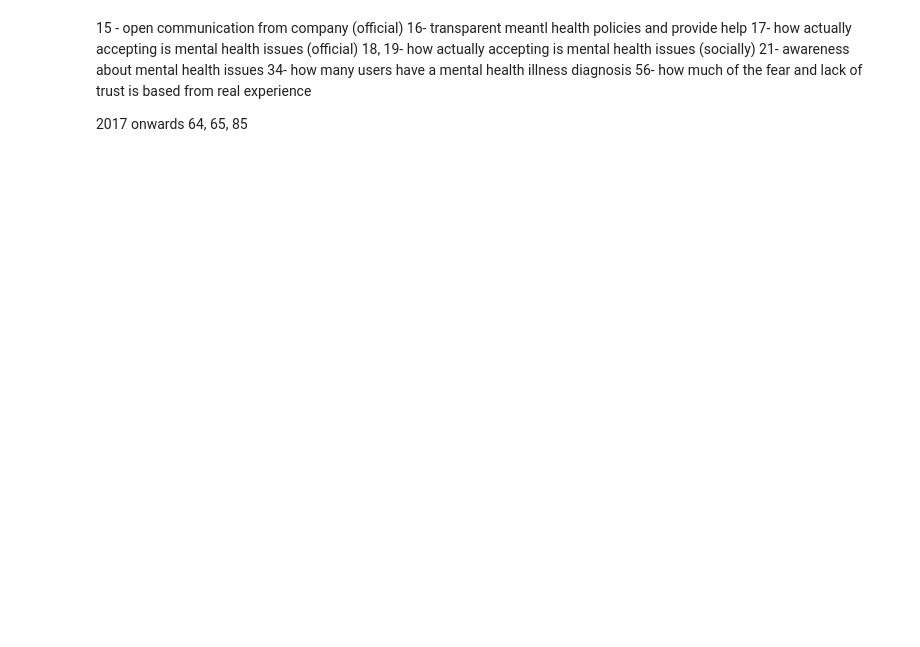
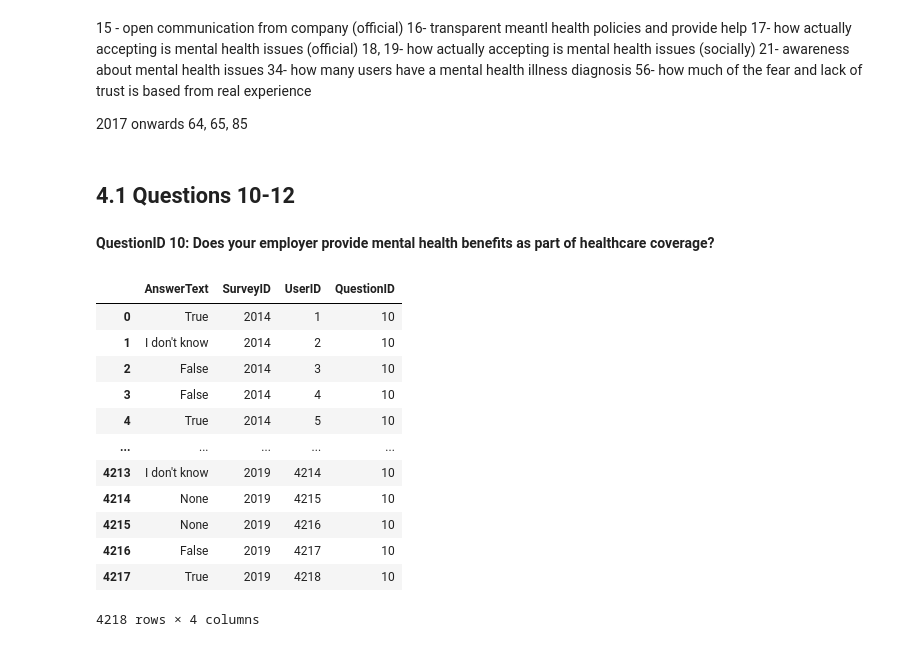
Before and after one commit to CelineChiLamNg/tech_mental_health, a Jupyter notebook: mental_health_tech.ipynb, the cells around one changed output. Drawn from its saved outputs; the diff is of its cells as text; code cells hidden in the pictures; blank space fills up the shorter version.

```diff
--- a/mental_health_tech.ipynb
+++ b/mental_health_tech.ipynb
@@ -1276,3 +1340,5 @@ combined_df[combined_df.QuestionID.isin(other_mental_health_questions)]
 
 2017 onwards
 64, 65, 85
+# %% [markdown]
+## 4.1 Questions 10-12
@@ -1278,0 +1352,3 @@ combined_df[combined_df.QuestionID.isin(other_mental_health_questions)]
+# %% [markdown]
+**QuestionID 10: Does your employer provide mental health benefits as part
+of healthcare coverage?**
@@ -1278,0 +1367,16 @@ combined_df[combined_df.QuestionID.isin(other_mental_health_questions)]
+# %%
+questions[9]
+# %% [output]
+|  | AnswerText | SurveyID | UserID | QuestionID |
+| 0 | True | 2014 | 1 | 10 |
+| 1 | I don't know | 2014 | 2 | 10 |
+| 2 | False | 2014 | 3 | 10 |
+| 3 | False | 2014 | 4 | 10 |
+| 4 | True | 2014 | 5 | 10 |
+| ... | ... | ... | ... | ... |
+| 4213 | I don't know | 2019 | 4214 | 10 |
+| 4214 | None | 2019 | 4215 | 10 |
+| 4215 | None | 2019 | 4216 | 10 |
+| 4216 | False | 2019 | 4217 | 10 |
+| 4217 | True | 2019 | 4218 | 10 |
+4218 rows × 4 columns
```
Also changed, not shown: parts of 15 cells of this notebook, 1 other file.
